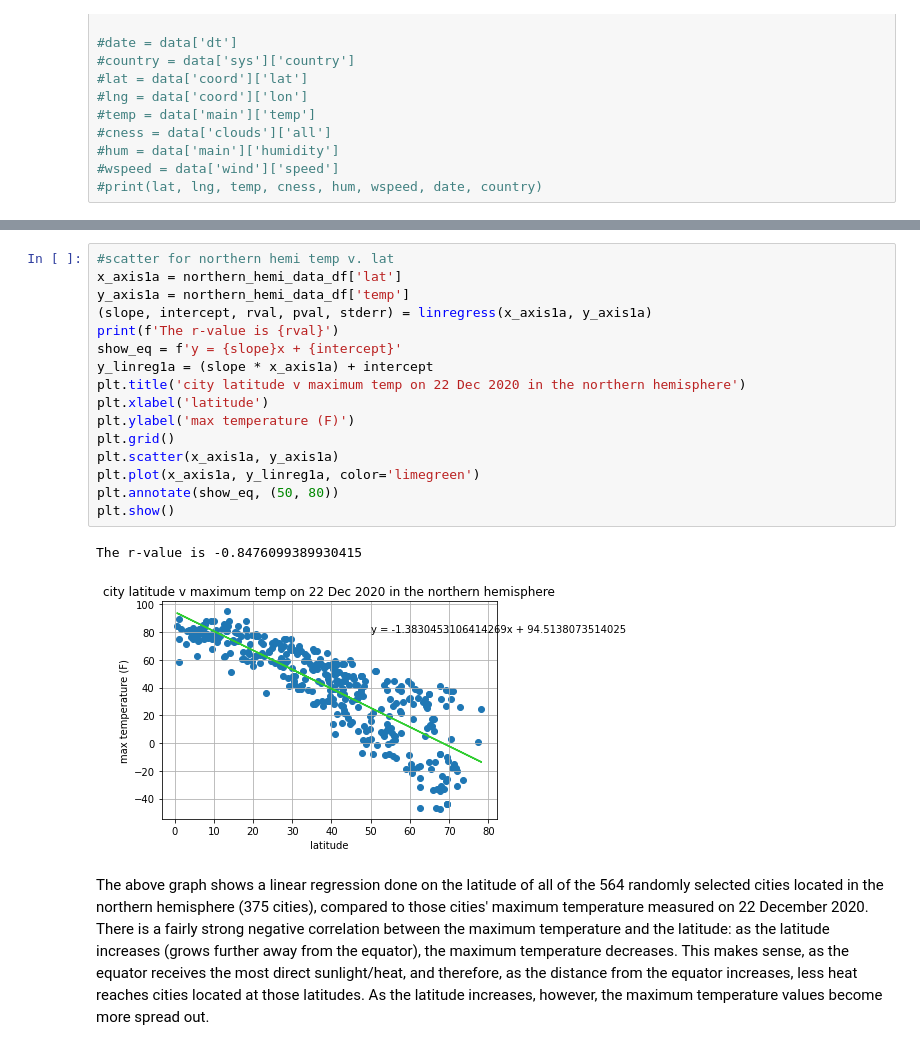
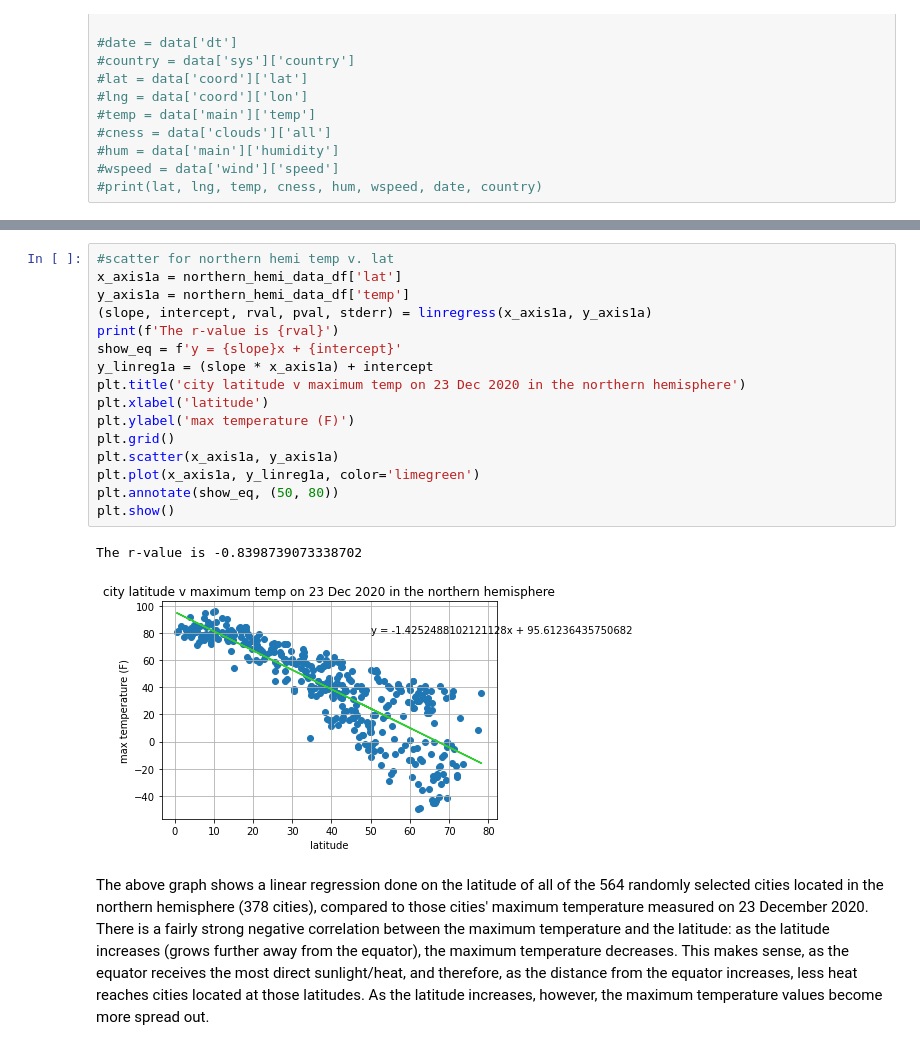
Before and after one commit to sarahDH615/python-api-challenge, a Jupyter notebook: weatherpy/weatherpy.ipynb, the cells around one changed output, grey strips where cells are left out. Drawn from its saved outputs; the diff is of its cells as text.

```diff
--- a/weatherpy/weatherpy.ipynb
+++ b/weatherpy/weatherpy.ipynb
@@ -273,21 +281,21 @@ southern_hemi_data_df.sample(10)
 # %%
 #scatter for northern hemi temp v. lat
 x_axis1a = northern_hemi_data_df['lat']
 y_axis1a = northern_hemi_data_df['temp']
 (slope, intercept, rval, pval, stderr) = linregress(x_axis1a, y_axis1a)
 print(f'The r-value is {rval}')
 show_eq = f'y = {slope}x + {intercept}'
 y_linreg1a = (slope * x_axis1a) + intercept
-plt.title('city latitude v maximum temp on 22 Dec 2020 in the northern hemisphere')
+plt.title('city latitude v maximum temp on 23 Dec 2020 in the northern hemisphere')
 plt.xlabel('latitude')
 plt.ylabel('max temperature (F)')
 plt.grid()
 plt.scatter(x_axis1a, y_axis1a)
 plt.plot(x_axis1a, y_linreg1a, color='limegreen')
 plt.annotate(show_eq, (50, 80))
 plt.show()
 # %% [output]
-The r-value is -0.8476099389930415
+The r-value is -0.8398739073338702
-[figure, old version]
+[figure, new version]
 # %% [markdown]
-The above graph shows a linear regression done on the latitude of all of the 564 randomly selected cities located in the northern hemisphere (375 cities), compared to those cities' maximum temperature measured on 22 December 2020. There is a fairly strong negative correlation between the maximum temperature and the latitude: as the latitude increases (grows further away from the equator), the maximum temperature decreases. This makes sense, as the equator receives the most direct sunlight/heat, and therefore, as the distance from the equator increases, less heat reaches cities located at those latitudes. As the latitude increases, however, the maximum temperature values become more spread out.
+The above graph shows a linear regression done on the latitude of all of the 564 randomly selected cities located in the northern hemisphere (378 cities), compared to those cities' maximum temperature measured on 23 December 2020. There is a fairly strong negative correlation between the maximum temperature and the latitude: as the latitude increases (grows further away from the equator), the maximum temperature decreases. This makes sense, as the equator receives the most direct sunlight/heat, and therefore, as the distance from the equator increases, less heat reaches cities located at those latitudes. As the latitude increases, however, the maximum temperature values become more spread out.
```
Also changed, not shown: parts of 24 cells of this notebook, 1 other file.
